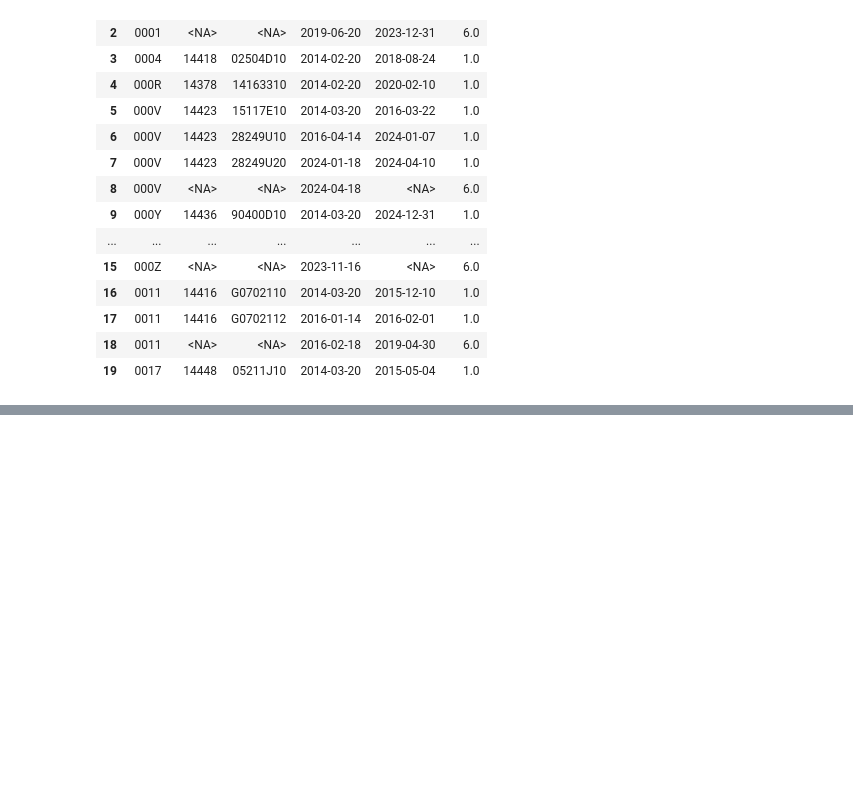
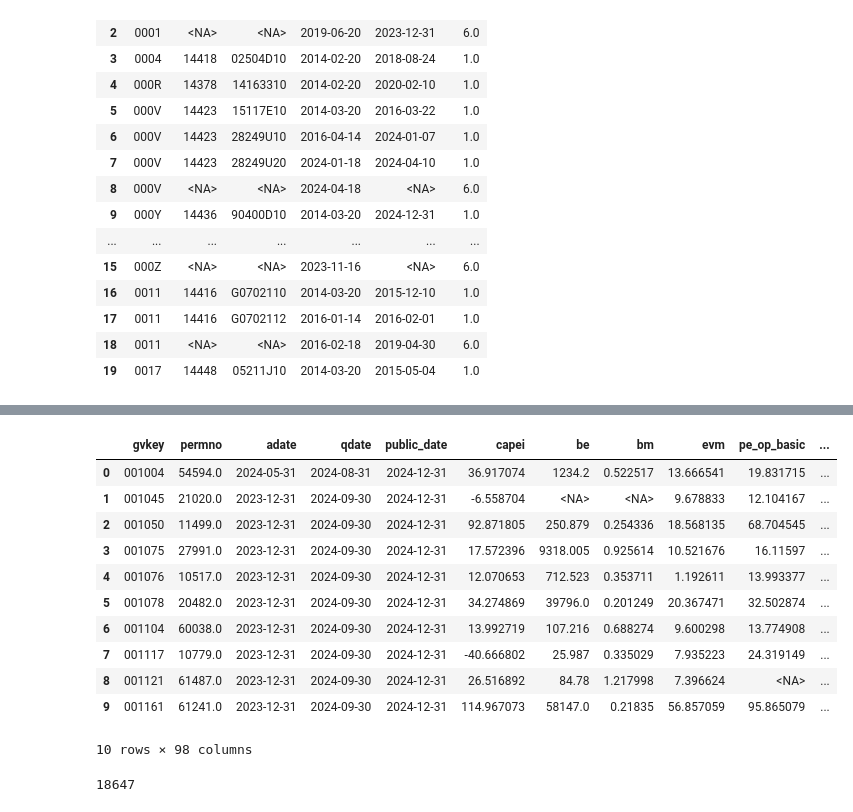
Before and after one commit to ZhengGong-hub/academic_data_download, a Jupyter notebook: Link_table.ipynb, the cells around one changed output, grey strips where cells are left out. Cells and saved outputs as stored; diff of their text form; code cells hidden in the pictures; blank space fills up the shorter version.

Commit message:
added IBES summary and WRDS ratios

```diff
--- a/Link_table.ipynb
+++ b/Link_table.ipynb
@@ -434,0 +600,21 @@ exact.head(20)
+# %%
+ratios = get_ratios(db)
+# %%
+ratios.head(10)
+# %% [output]
+|  | gvkey | permno | adate | qdate | public_date | capei | be | bm | evm | pe_op_basic | ... |
+| 0 | 001004 | 54594.0 | 2024-05-31 | 2024-08-31 | 2024-12-31 | 36.917074 | 1234.2 | 0.522517 | 13.666541 | 19.831715 | ... |
+| 1 | 001045 | 21020.0 | 2023-12-31 | 2024-09-30 | 2024-12-31 | -6.558704 | <NA> | <NA> | 9.678833 | 12.104167 | ... |
+| 2 | 001050 | 11499.0 | 2023-12-31 | 2024-09-30 | 2024-12-31 | 92.871805 | 250.879 | 0.254336 | 18.568135 | 68.704545 | ... |
+| 3 | 001075 | 27991.0 | 2023-12-31 | 2024-09-30 | 2024-12-31 | 17.572396 | 9318.005 | 0.925614 | 10.521676 | 16.11597 | ... |
+| 4 | 001076 | 10517.0 | 2023-12-31 | 2024-09-30 | 2024-12-31 | 12.070653 | 712.523 | 0.353711 | 1.192611 | 13.993377 | ... |
+| 5 | 001078 | 20482.0 | 2023-12-31 | 2024-09-30 | 2024-12-31 | 34.274869 | 39796.0 | 0.201249 | 20.367471 | 32.502874 | ... |
+| 6 | 001104 | 60038.0 | 2023-12-31 | 2024-09-30 | 2024-12-31 | 13.992719 | 107.216 | 0.688274 | 9.600298 | 13.774908 | ... |
+| 7 | 001117 | 10779.0 | 2023-12-31 | 2024-09-30 | 2024-12-31 | -40.666802 | 25.987 | 0.335029 | 7.935223 | 24.319149 | ... |
+| 8 | 001121 | 61487.0 | 2023-12-31 | 2024-09-30 | 2024-12-31 | 26.516892 | 84.78 | 1.217998 | 7.396624 | <NA> | ... |
+| 9 | 001161 | 61241.0 | 2023-12-31 | 2024-09-30 | 2024-12-31 | 114.967073 | 58147.0 | 0.21835 | 56.857059 | 95.865079 | ... |
+10 rows × 98 columns
+# %%
+print(len(ratios))
+# %% [output]
+18647
```
Also changed, not shown: parts of 18 cells of this notebook.
